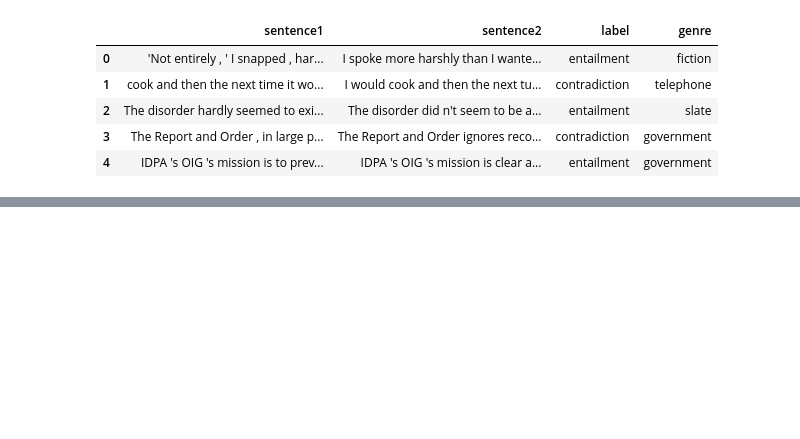
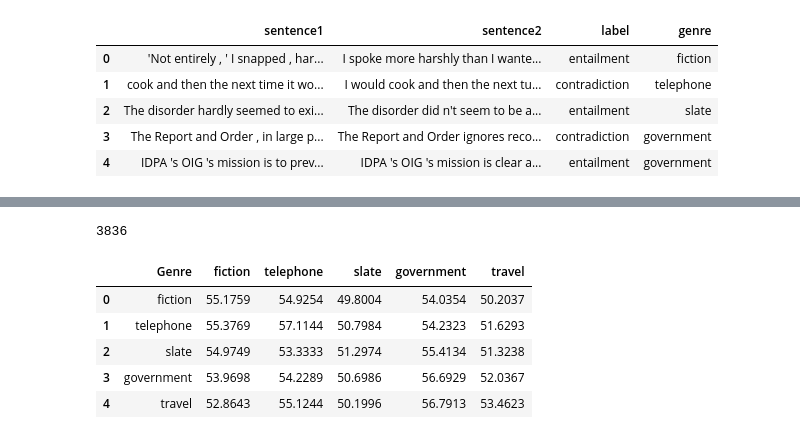
Before and after one commit to avidkenil/DS_NLP, a Jupyter notebook: HW2/SNLI.ipynb, the cells around one changed output, grey strips where cells are left out. Cells and saved outputs as stored; diff of their text form; code cells hidden in the pictures; blank space fills up the shorter version.

```diff
--- a/HW2/SNLI.ipynb
+++ b/HW2/SNLI.ipynb
@@ -835,0 +1308,13 @@ mnli_val_data = prepare_data(mnli_val_data)
+# %%
+len(train_loader_mnli.dataset)
+# %% [output]
+3836
+# %%
+df_mnli_ft_val_acc
+# %% [output]
+|  | Genre | fiction | telephone | slate | government | travel |
+| 0 | fiction | 55.1759 | 54.9254 | 49.8004 | 54.0354 | 50.2037 |
+| 1 | telephone | 55.3769 | 57.1144 | 50.7984 | 54.2323 | 51.6293 |
+| 2 | slate | 54.9749 | 53.3333 | 51.2974 | 55.4134 | 51.3238 |
+| 3 | government | 53.9698 | 54.2289 | 50.6986 | 56.6929 | 52.0367 |
+| 4 | travel | 52.8643 | 55.1244 | 50.1996 | 56.7913 | 53.4623 |
```
Also changed, not shown: parts of 38 cells of this notebook, 1 other file.
